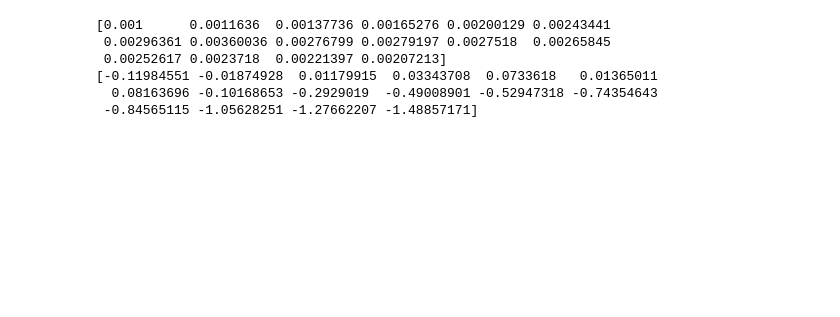
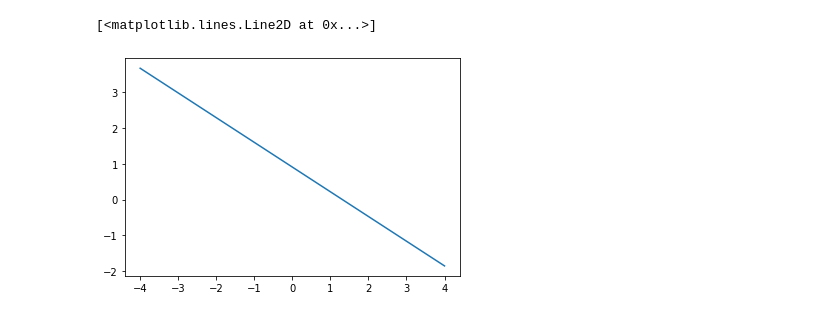
Before and after one commit to elliemay481/HistoryMatching, a Jupyter notebook: historymatch/PackageTest_HighD.ipynb, the cells around one changed output. Drawn from its saved outputs; the diff is of its cells as text; code cells hidden in the pictures; blank space fills up the shorter version.

```diff
--- a/historymatch/PackageTest_HighD.ipynb
+++ b/historymatch/PackageTest_HighD.ipynb
@@ -100,29 +34,40 @@ def toy_model_4D(theta_0, theta_1, theta_2, theta_3):
+# %%
+Nx = 2
+x_bound = np.array([-4, 4])
+xvals = np.linspace(x_bound[0], x_bound[-1], Nx)
+
+
+def toy_model_4D(theta_0, theta_1, theta_2, theta_3):
+
+    outputs =  []
+    for x in xvals:
+        #output = theta_0 + theta_1*(x) + theta_2*(x**2) + theta_3*(x**3)
+        output = theta_0 + theta_1*(x) + (theta_2**2)*(x**2) + (theta_3**3)*(x**3)
+        outputs.append(output)
+    #for x in xvals:
+        #output = 5*theta_0 - theta_1*(2*x**2) + theta_2*np.cos(2*x) + theta_3*np.exp(x)
+        #output = theta_0 - theta_1*(x) + theta_2*(x**2) - 2*theta_3*(x**3)
+        #outputs.append(output)
+    return np.array(outputs)
 # %%
 # generate observational data with some uncertainty
-true_parameters_3D = [-0.1, 0.3, 0.6]
-true_parameters_6D = [-0.1, 0.3, 0.6, -0.8, 0.2, 0.15]
-true_parameters_5D = [-0.1, 0.3, 0.6, -0.4, 0.15]
-true_parameters_4D = [-0.1, 0.3, 0.2, -0.4]
-
-output_ratio = (toy_model_4D(-1,-1,-1,-1) - toy_model_4D(1,1,1,1)) / (toy_model_4D(-1,-1,-1,-1) - toy_model_4D(1,1,1,1))[0]
-
-var_obs = output_ratio*0.001 # observational uncertainty variance
+true_parameters = [-0.1, 0.3, 0.2, -0.4]
 
 
 
-error_obs = np.zeros(2*Nx)
-for i in range(2*Nx):
-    error_obs[i] = np.random.normal(0, np.sqrt(var_obs[i]))
+output_range = (toy_model_4D(-1,-1,-1,-1) - toy_model_4D(1,1,1,1))
+
+sigma_obs = np.abs(output_range)*0.01 # observational uncertainty variance
+
+error_obs = np.zeros(len(sigma_obs))
+for i in range(len(sigma_obs)):
+    error_obs[i] = np.random.normal(0, sigma_obs[i])
 
 
-obs_data = toy_model_4D(*true_parameters_4D) + error_obs
+obs_data = toy_model_4D(*true_parameters) + error_obs
 
-print(var_obs)
-print(obs_data)
+fig, ax = plt.subplots()
+ax.plot(xvals, obs_data[:Nx])
 # %% [output]
-[0.001      0.0011636  0.00137736 0.00165276 0.00200129 0.00243441
- 0.00296361 0.00360036 0.00276799 0.00279197 0.0027518  0.00265845
- 0.00252617 0.0023718  0.00221397 0.00207213]
-[-0.11984551 -0.01874928  0.01179915  0.03343708  0.0733618   0.01365011
-  0.08163696 -0.10168653 -0.2929019  -0.49008901 -0.52947318 -0.74354643
- -0.84565115 -1.05628251 -1.27662207 -1.48857171]
+[<matplotlib.lines.Line2D at 0x...>]
+[figure, added]
```
Also changed, not shown: parts of 14 cells of this notebook, 29 other files.
